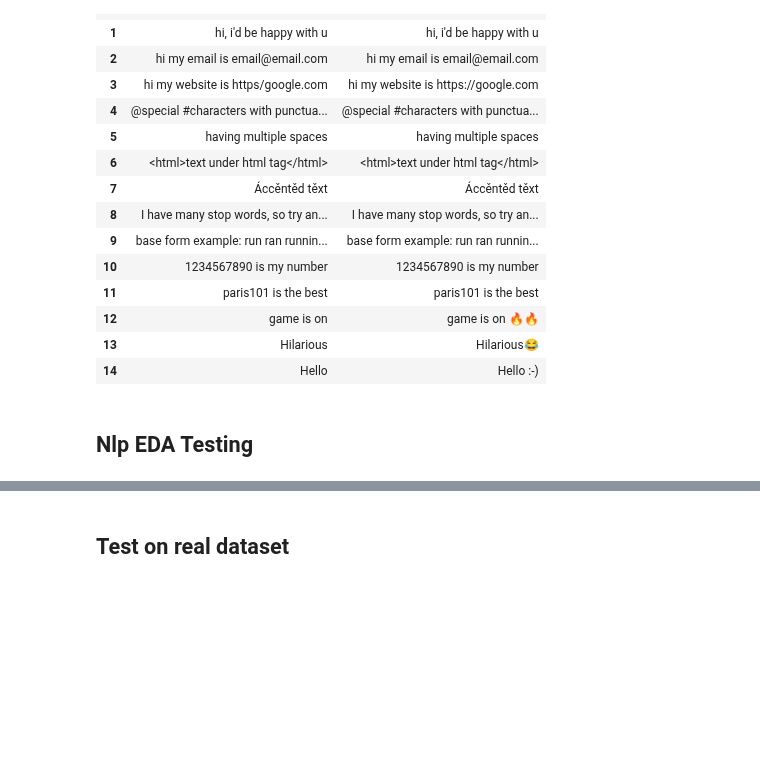
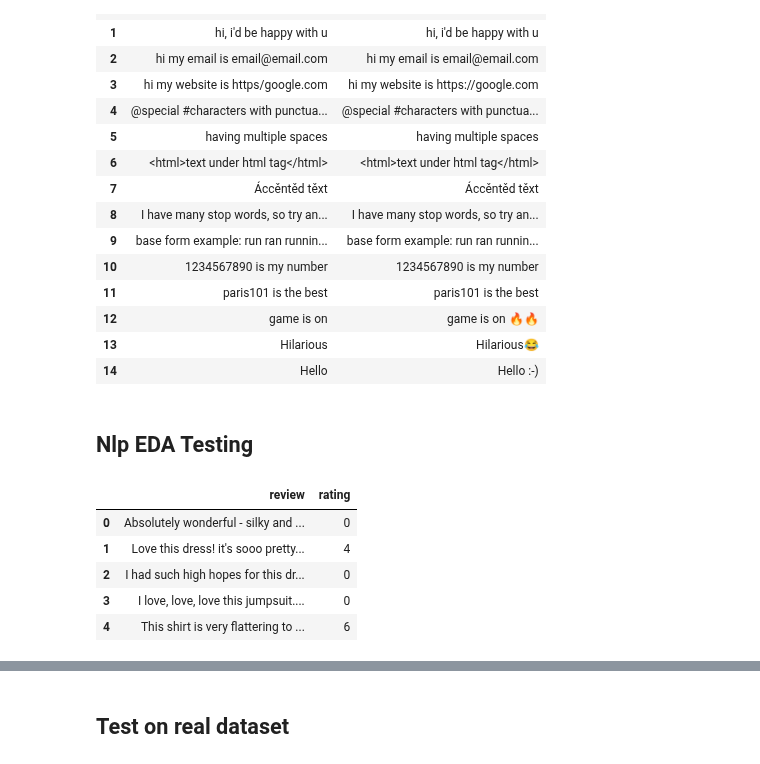
Before and after one commit to Elysian01/Data-Purifier, a Jupyter notebook: test.ipynb, the cells around one changed output, grey strips where cells are left out. Drawn from its saved outputs; the diff is of its cells as text; code cells hidden in the pictures; blank space fills up the shorter version.

```diff
--- a/test.ipynb
+++ b/test.ipynb
@@ -183,14 +186,21 @@ pure.df
 # %% [markdown]
 ## Nlp EDA Testing
 # %%
-# nlp_df = pd.read_csv("datasets/twitter16m.csv", header=None, encoding='latin-1')
+# nlp_df = pd.read_csv("inputs/twitter16m.csv", header=None, encoding='latin-1')
 # nlp_df = nlp_df[[5,0]] # selecting only the tweets column and the sentiment
 # nlp_df.columns = ["tweets","sentiment"]
 # nlp_df.head()
 
-nlp_df = pd.read_csv("datasets/womens_clothing_e-commerce_reviews.csv")
+nlp_df = dp.load_dataset("womens_clothing_e-commerce_reviews")
 nlp_df = nlp_df[["Review Text", "Positive Feedback Count"]]
 nlp_df.columns = ["review", "rating"]
 nlp_df.head()
+# %% [output]
+|  | review | rating |
+| 0 | Absolutely wonderful - silky and ... | 0 |
+| 1 | Love this dress! it's sooo pretty... | 4 |
+| 2 | I had such high hopes for this dr... | 0 |
+| 3 | I love, love, love this jumpsuit.... | 0 |
+| 4 | This shirt is very flattering to ... | 6 |
 # %%
 nlp_df.isnull().sum()
```
Also changed, not shown: parts of 18 cells of this notebook, 3 other files.
